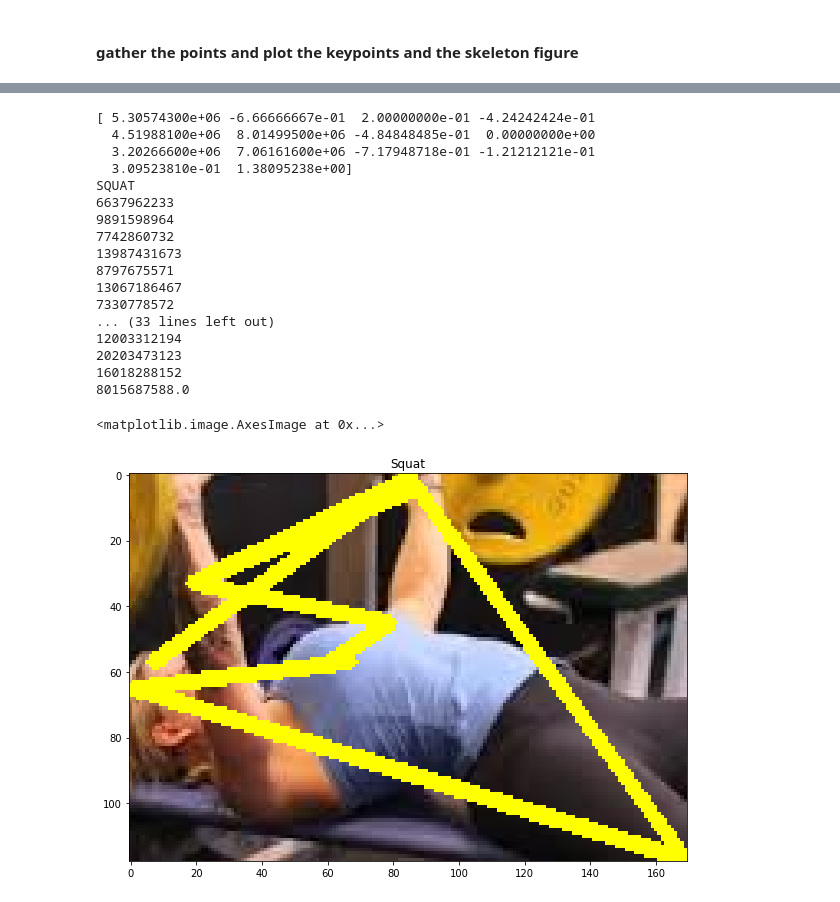
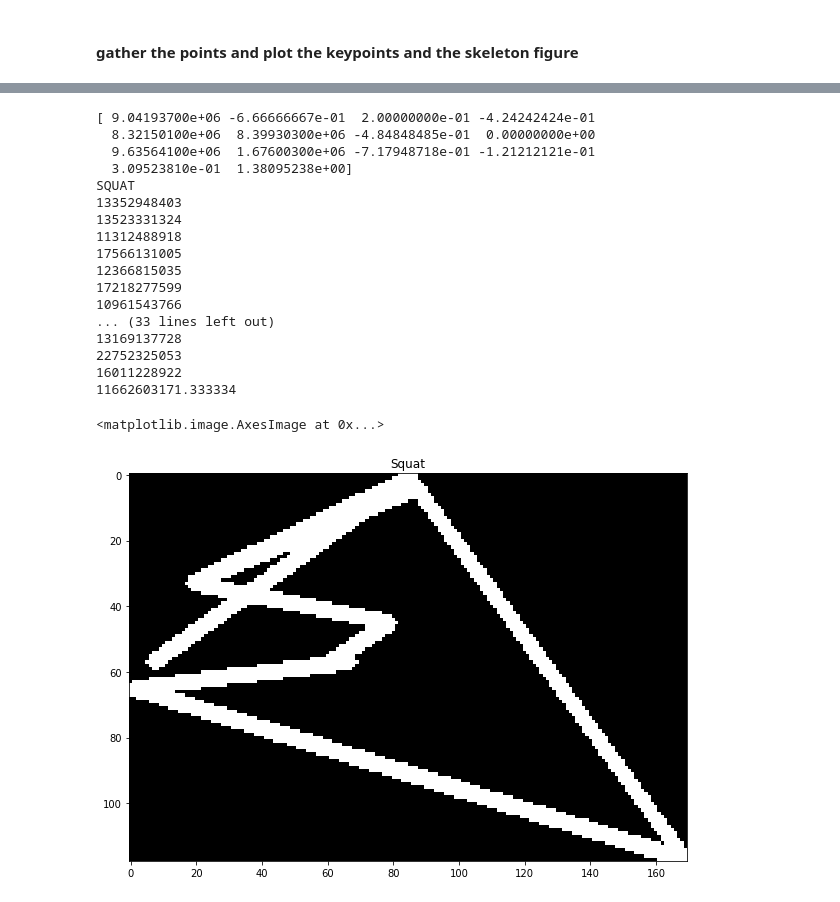
Before and after one commit to saketshirsath/cv.github.io, a Jupyter notebook: OpenPose_Notebook.ipynb, the cells around one changed output, grey strips where cells are left out. Saved outputs shown, nothing was run; the diff lists cells and outputs as text; code cells hidden in the pictures.

Commit message:
image transform

```diff
--- a/OpenPose_Notebook.ipynb
+++ b/OpenPose_Notebook.ipynb
@@ -255,46 +283,46 @@ print("DEADLIFT")
 deadliftSimilarities = []
 for deadlift in deadlifts:
     ssd = imageComparer(inputSlopes, deadlift)
     deadliftSimilarities.append(ssd)
     print(ssd)
 deadliftSimilarity = mean_no_outliers(deadliftSimilarities)
 print(deadliftSimilarity)
 
 print("BENCH")
 benchSimilarities = []
 for bench in benches:
     ssd = imageComparer(inputSlopes, bench)
     benchSimilarities.append(ssd)
     print(ssd)
 benchSimilarity = mean_no_outliers(benchSimilarities)
 print(benchSimilarity)
 
 similarityScores = np.array([squatSimilarity, deadliftSimilarity, benchSimilarity])
 exercises = np.array(["Squat", "Deadlift", "Bench"])
 
 minIndex = np.argmin(similarityScores)
 exercise = exercises[minIndex]
 
 plt.figure(figsize=[10,10])
 plt.title(exercise)
-plt.imshow(cv2.cvtColor(outputFrame, cv2.COLOR_BGR2RGB))
+plt.imshow(cv2.cvtColor(inputBlackImage, cv2.COLOR_BGR2RGB))
 # %% [output]
-[ 5.30574300e+06 -6.66666667e-01  2.00000000e-01 -4.24242424e-01
-  4.51988100e+06  8.01499500e+06 -4.84848485e-01  0.00000000e+00
-  3.20266600e+06  7.06161600e+06 -7.17948718e-01 -1.21212121e-01
+[ 9.04193700e+06 -6.66666667e-01  2.00000000e-01 -4.24242424e-01
+  8.32150100e+06  8.39930300e+06 -4.84848485e-01  0.00000000e+00
+  9.63564100e+06  1.67600300e+06 -7.17948718e-01 -1.21212121e-01
   3.09523810e-01  1.38095238e+00]
 SQUAT
-6637962233
-9891598964
-7742860732
-13987431673
-8797675571
-13067186467
-7330778572
+13352948403
+13523331324
+11312488918
+17566131005
+12366815035
+17218277599
+10961543766
 ... (33 lines left out)
-12003312194
-20203473123
-16018288152
-8015687588.0
+13169137728
+22752325053
+16011228922
+11662603171.333334
 <matplotlib.image.AxesImage at 0x...>
-[figure, old version]
+[figure, new version]
```
Also changed, not shown: parts of 4 cells of this notebook.
